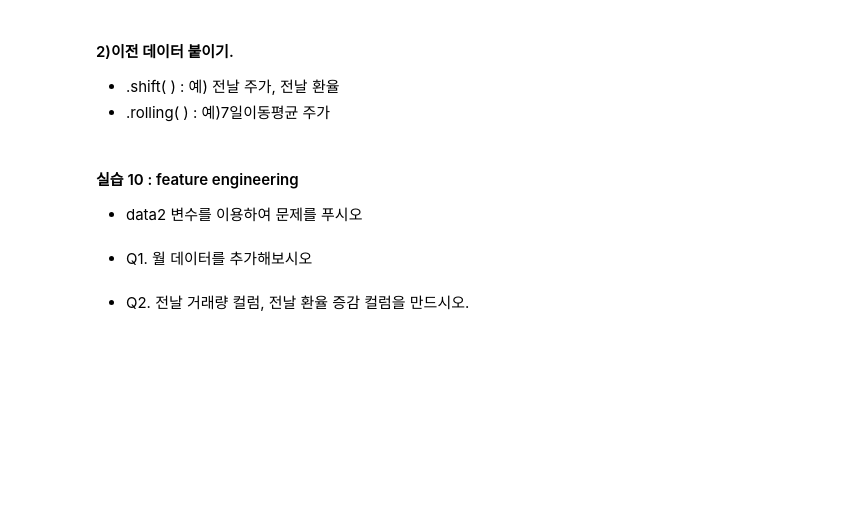
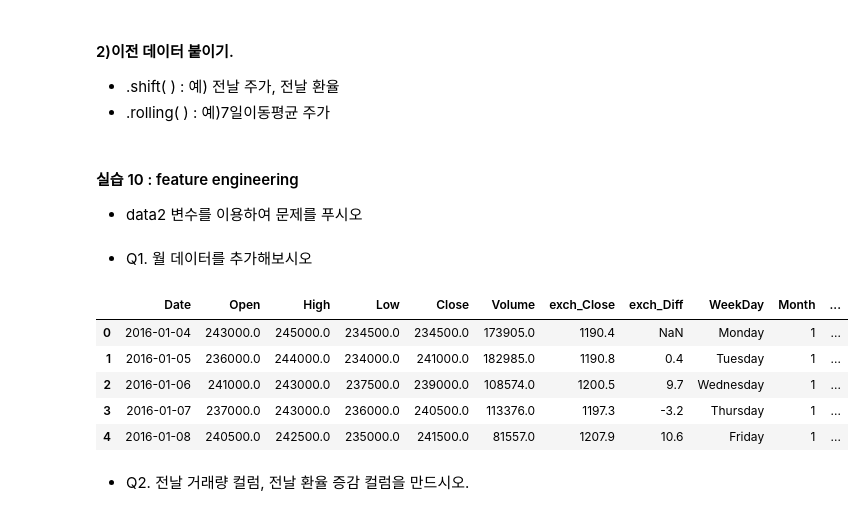
Before and after one commit to cyeongy/kt-aivle, a Jupyter notebook: data_processing/03_데이터_전처리.ipynb, the cells around one changed output. Drawn from its saved outputs; the diff is of its cells as text; code cells hidden in the pictures; blank space fills up the shorter version.

```diff
--- a/data_processing/03_데이터_전처리.ipynb
+++ b/data_processing/03_데이터_전처리.ipynb
@@ -310,5 +398,15 @@ data2.head()
 * data2 변수를 이용하여 문제를 푸시오
 # %% [markdown]
 * Q1. 월 데이터를 추가해보시오
+# %%
+data2['Month'] = data2.Date.dt.month
+data2.head()
+# %% [output]
+|  | Date | Open | High | Low | Close | Volume | exch_Close | exch_Diff | WeekDay | Month | ... |
+| 0 | 2016-01-04 | 243000.0 | 245000.0 | 234500.0 | 234500.0 | 173905.0 | 1190.4 | NaN | Monday | 1 | ... |
+| 1 | 2016-01-05 | 236000.0 | 244000.0 | 234000.0 | 241000.0 | 182985.0 | 1190.8 | 0.4 | Tuesday | 1 | ... |
+| 2 | 2016-01-06 | 241000.0 | 243000.0 | 237500.0 | 239000.0 | 108574.0 | 1200.5 | 9.7 | Wednesday | 1 | ... |
+| 3 | 2016-01-07 | 237000.0 | 243000.0 | 236000.0 | 240500.0 | 113376.0 | 1197.3 | -3.2 | Thursday | 1 | ... |
+| 4 | 2016-01-08 | 240500.0 | 242500.0 | 235000.0 | 241500.0 | 81557.0 | 1207.9 | 10.6 | Friday | 1 | ... |
 # %% [markdown]
 * Q2. 전날 거래량 컬럼, 전날 환율 증감 컬럼을 만드시오.
```
Also changed, not shown: parts of 33 cells of this notebook, 2 other files.
